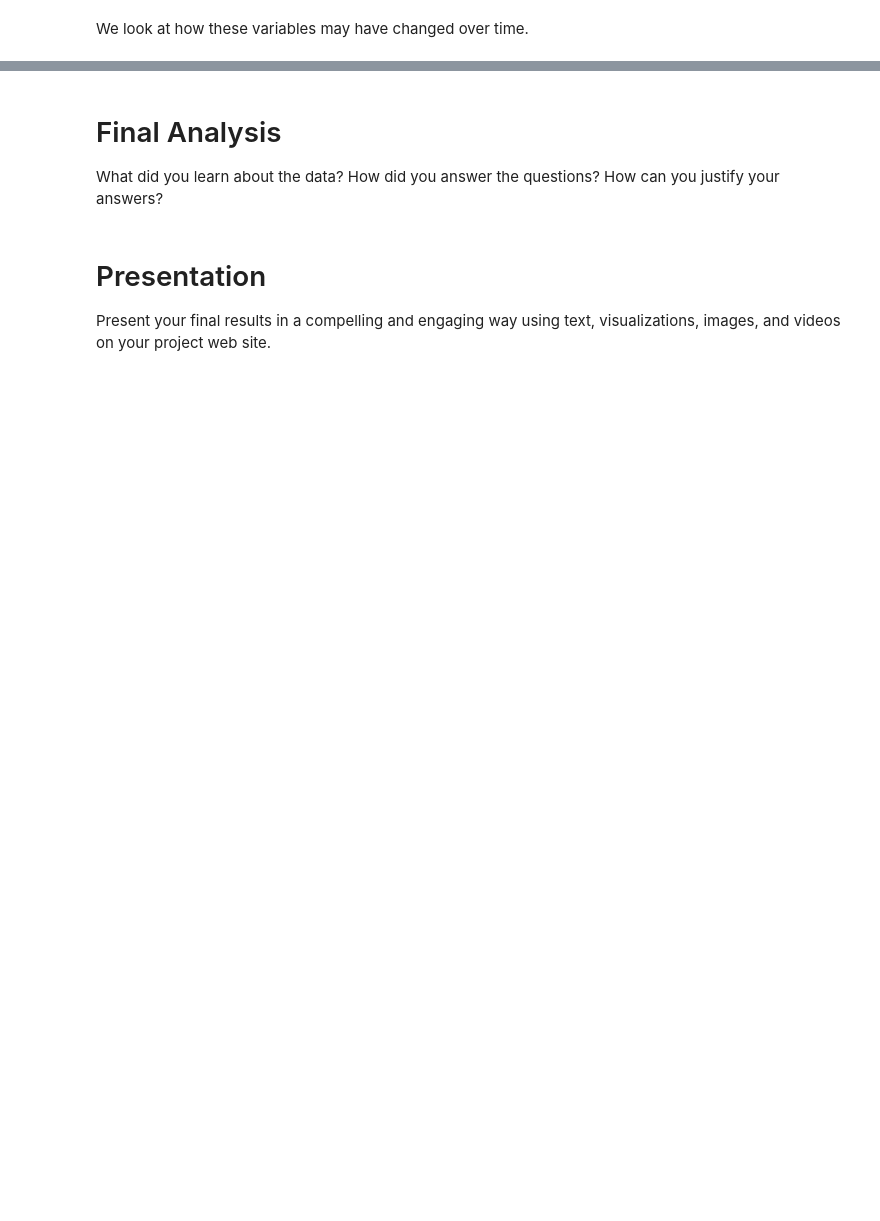
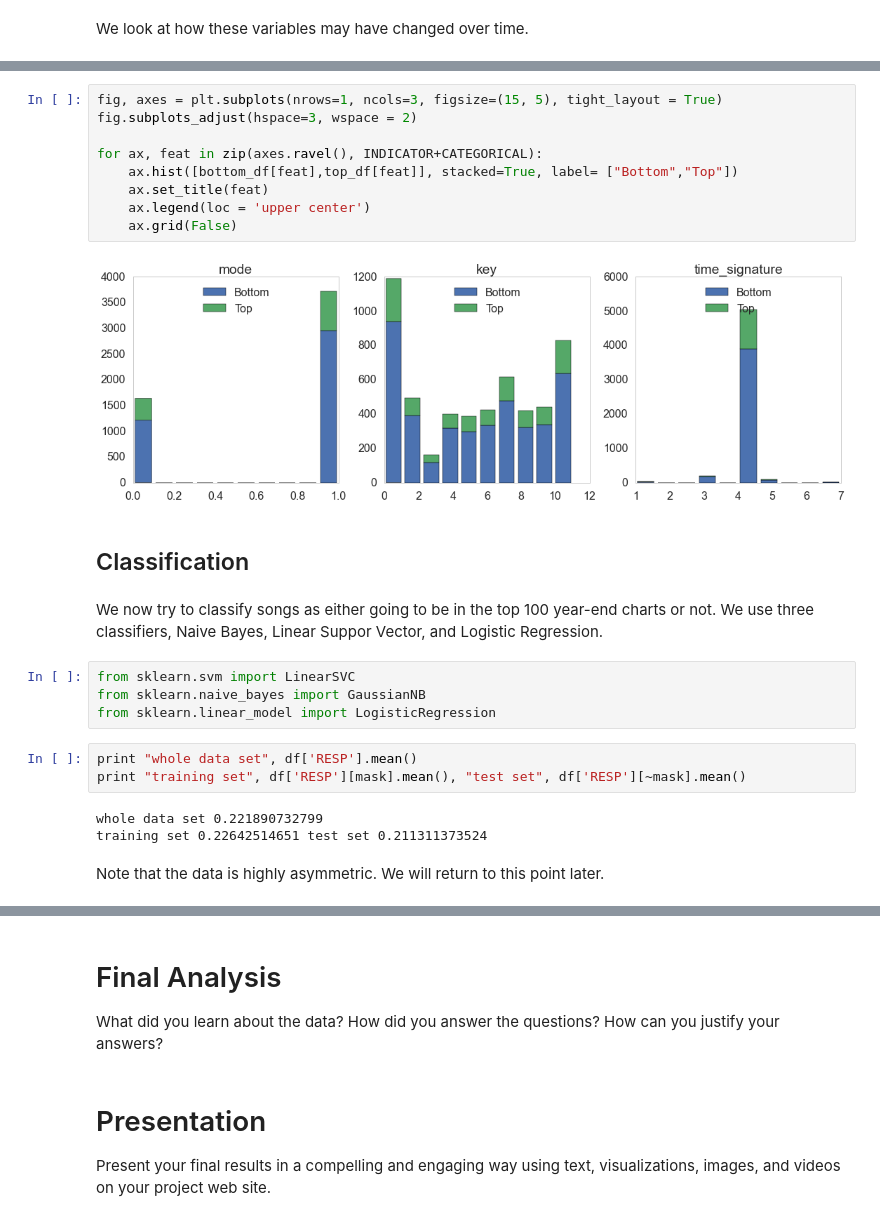
Before and after one commit to matlisa/crimsondance, a Jupyter notebook: Final iPython Turning In.ipynb, the cells around one changed output, grey strips where cells are left out. Saved outputs shown, nothing was run; the diff lists cells and outputs as text; blank space fills up the shorter version.

```diff
--- a/Final iPython Turning In.ipynb
+++ b/Final iPython Turning In.ipynb
@@ -945,0 +1105,27 @@ for ax, var in zip(axes.ravel(), variables):
+# %%
+fig, axes = plt.subplots(nrows=1, ncols=3, figsize=(15, 5), tight_layout = True)
+fig.subplots_adjust(hspace=3, wspace = 2)
+
+for ax, feat in zip(axes.ravel(), INDICATOR+CATEGORICAL):
+    ax.hist([bottom_df[feat],top_df[feat]], stacked=True, label= ["Bottom","Top"])
+    ax.set_title(feat)
+    ax.legend(loc = 'upper center')
+    ax.grid(False)
+# %% [output]
+[figure, added]
+# %% [markdown]
+## Classification
+# %% [markdown]
+We now try to classify songs as either going to be in the top 100 year-end charts or not. We use three classifiers, Naive Bayes, Linear Suppor Vector, and Logistic Regression.
+# %%
+from sklearn.svm import LinearSVC
+from sklearn.naive_bayes import GaussianNB
+from sklearn.linear_model import LogisticRegression
+# %%
+print "whole data set", df['RESP'].mean()
+print "training set", df['RESP'][mask].mean(), "test set", df['RESP'][~mask].mean()
+# %% [output]
+whole data set 0.221890732799
+training set 0.22642514651 test set 0.211311373524
+# %% [markdown]
+Note that the data is highly asymmetric. We will return to this point later.
```
Also changed, not shown: parts of 46 cells of this notebook, 2 other files.
